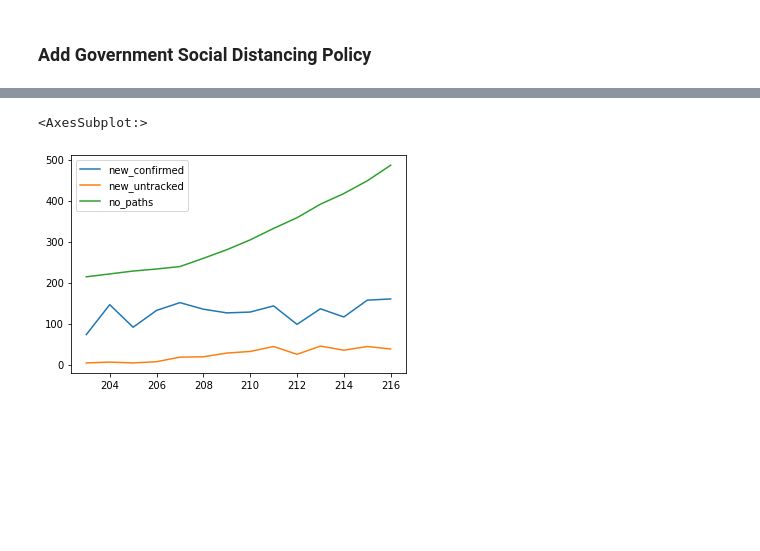
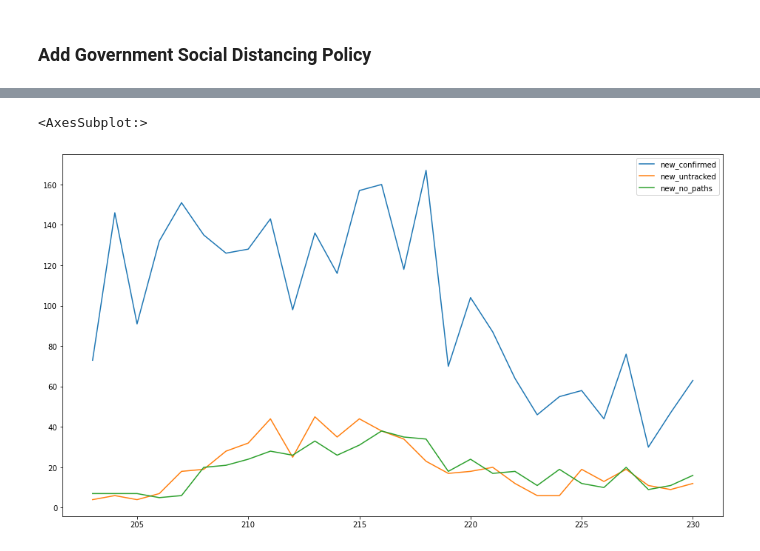
Before and after one commit to snoop2head/covid19_unknown_spread, a Jupyter notebook: wrangle_prediction.ipynb, the cells around one changed output, grey strips where cells are left out. Saved outputs shown, nothing was run; the diff lists cells and outputs as text; code cells hidden in the pictures; blank space fills up the shorter version.

```diff
--- a/wrangle_prediction.ipynb
+++ b/wrangle_prediction.ipynb
@@ -358,3 +358,6 @@ df_merged.tail()
 | 228 | 2020-09-08 | 30 | 11 | 713 |
 | 229 | 2020-09-09 | 47 | 9 | 724 |
 | 230 | 2020-09-10 | 63 | 12 | 740 |
+# %%
+df_merged["new_no_paths"] = df_merged["no_paths"].diff()
+df_merged.tail()
@@ -361,3 +371,5 @@ df_merged.tail()
+# %%
+df_merged = df_merged[["date", "new_confirmed", "new_untracked", "new_no_paths"]]
 # %%
 df_merged.to_csv("dataset_predict/df_predict.csv", index=False)
 # %% [markdown]
@@ -490,6 +502,6 @@ df_train.loc[(df_train["date"]>="2020-08-16") & (df_train["date"]<="2020-08-18")
 df_train.loc[(df_train["date"]>="2020-08-19") & (df_train["date"]<="2020-09-13"),"gov_policy"] = 3
 
 # 서울시 사랑제일교회 광복절 집회 이후 16일 간의 데이터
-after_jkh = df_train[(df_train["date"]>="2020-08-14") & (df_train["date"]<="2020-08-27")]
+after_jkh = df_train[(df_train["date"]>="2020-08-14")]
 after_jkh
 # %% [output]
@@ -537,6 +551,6 @@ df_train[["new_confirmed", "new_untracked", "no_paths"]].plot()
 # %%
-after_jkh[["new_confirmed", "new_untracked", "no_paths"]].plot()
+after_jkh[["new_confirmed", "new_untracked", "new_no_paths"]].plot(figsize=(16,9))
 # %% [output]
 <AxesSubplot:>
-[figure, old version]
+[figure, new version]
 # %%
```
Also changed, not shown: parts of 11 cells of this notebook, 1 other file.
